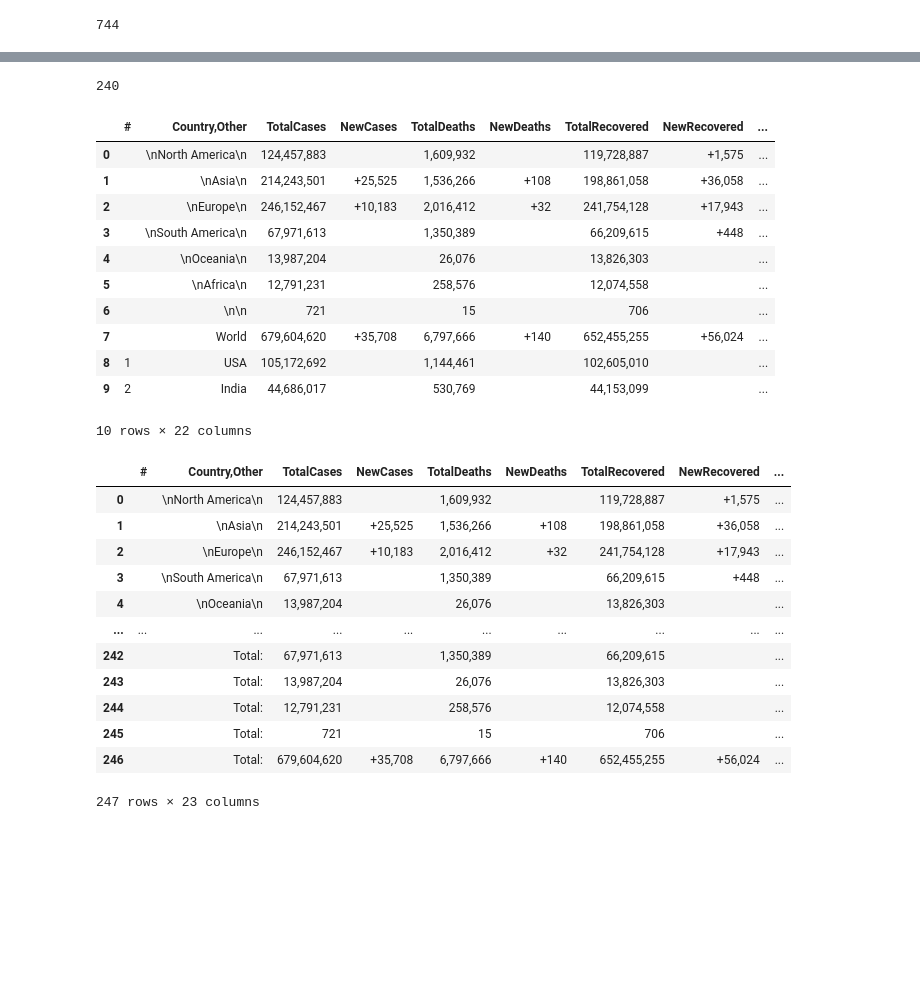
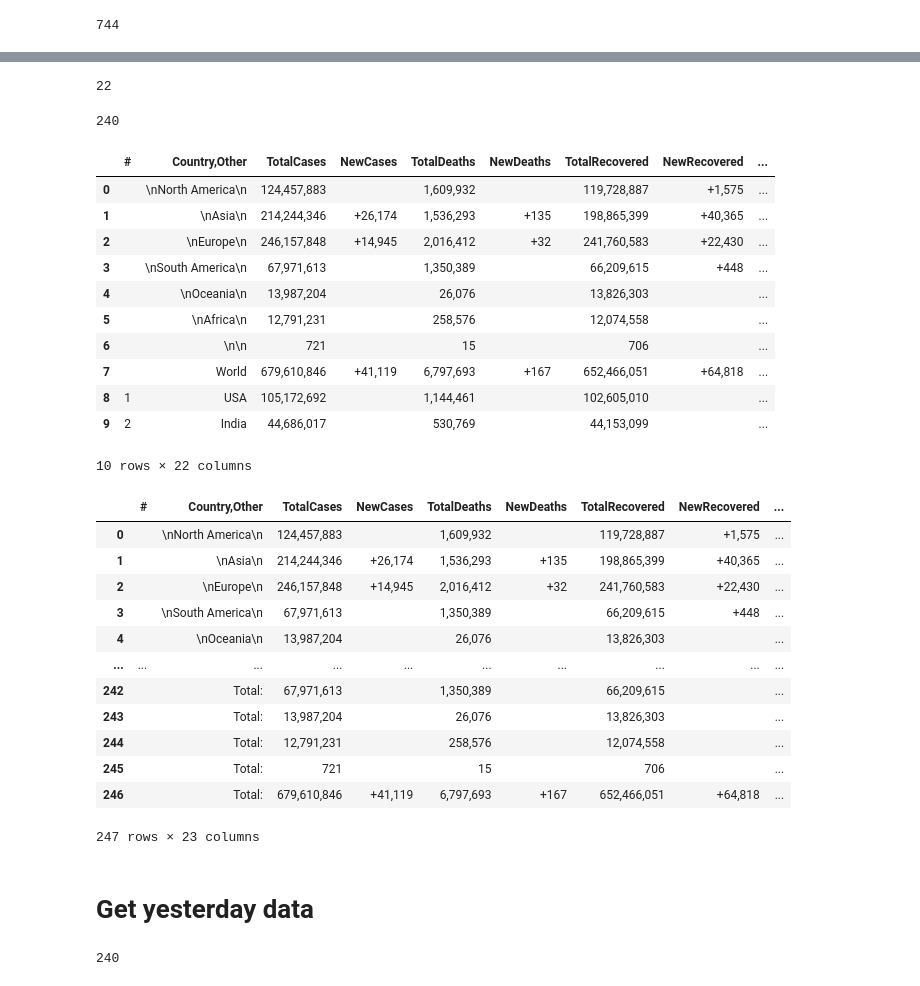
Before and after one commit to daongochoa2002/Lab1-Data-Visualization, a Jupyter notebook: Crawl.ipynb, the cells around one changed output, grey strips where cells are left out. Drawn from its saved outputs; the diff is of its cells as text; code cells hidden in the pictures; blank space fills up the shorter version.

```diff
--- a/Crawl.ipynb
+++ b/Crawl.ipynb
@@ -23,13 +25,17 @@ for i in range(len(data_0)):
 # %%
-data_1 = []
+now = []
 for i in range(1,248):
-    data_1.append(my_table[i].find_all('td'))
+    now.append(my_table[i].find_all('td'))
 # %%
 data_2 = {}
 for i in range(len(columns)):
     data_2[columns[i]] = []
-    for d in data_1:
+    for d in now:
         data_2[columns[i]].append(d[i].text)
+# %%
+len(my_table[249].find_all('td'))
+# %% [output]
+22
 # %%
 import pandas as pd
 # %%
@@ -42,24 +48,25 @@ df.head(10)
 # %% [output]
 |  | # | Country,Other | TotalCases | NewCases | TotalDeaths | NewDeaths | TotalRecovered | NewRecovered | ... |
 | 0 |  | \nNorth America\n | 124,457,883 |  | 1,609,932 |  | 119,728,887 | +1,575 | ... |
-| 1 |  | \nAsia\n | 214,243,501 | +25,525 | 1,536,266 | +108 | 198,861,058 | +36,058 | ... |
-| 2 |  | \nEurope\n | 246,152,467 | +10,183 | 2,016,412 | +32 | 241,754,128 | +17,943 | ... |
+| 1 |  | \nAsia\n | 214,244,346 | +26,174 | 1,536,293 | +135 | 198,865,399 | +40,365 | ... |
+| 2 |  | \nEurope\n | 246,157,848 | +14,945 | 2,016,412 | +32 | 241,760,583 | +22,430 | ... |
 | 3 |  | \nSouth America\n | 67,971,613 |  | 1,350,389 |  | 66,209,615 | +448 | ... |
 | 4 |  | \nOceania\n | 13,987,204 |  | 26,076 |  | 13,826,303 |  | ... |
 | 5 |  | \nAfrica\n | 12,791,231 |  | 258,576 |  | 12,074,558 |  | ... |
 | 6 |  | \n\n | 721 |  | 15 |  | 706 |  | ... |
-| 7 |  | World | 679,604,620 | +35,708 | 6,797,666 | +140 | 652,455,255 | +56,024 | ... |
+| 7 |  | World | 679,610,846 | +41,119 | 6,797,693 | +167 | 652,466,051 | +64,818 | ... |
 | 8 | 1 | USA | 105,172,692 |  | 1,144,461 |  | 102,605,010 |  | ... |
 | 9 | 2 | India | 44,686,017 |  | 530,769 |  | 44,153,099 |  | ... |
 10 rows × 22 columns
 # %%
-df['Date'] = datetime.datetime.now()
+time = datetime.datetime.now() #- datetime.timedelta(2)
+df['Date'] = time
 df
 # %% [output]
 |  | # | Country,Other | TotalCases | NewCases | TotalDeaths | NewDeaths | TotalRecovered | NewRecovered | ... |
 | 0 |  | \nNorth America\n | 124,457,883 |  | 1,609,932 |  | 119,728,887 | +1,575 | ... |
-| 1 |  | \nAsia\n | 214,243,501 | +25,525 | 1,536,266 | +108 | 198,861,058 | +36,058 | ... |
-| 2 |  | \nEurope\n | 246,152,467 | +10,183 | 2,016,412 | +32 | 241,754,128 | +17,943 | ... |
+| 1 |  | \nAsia\n | 214,244,346 | +26,174 | 1,536,293 | +135 | 198,865,399 | +40,365 | ... |
+| 2 |  | \nEurope\n | 246,157,848 | +14,945 | 2,016,412 | +32 | 241,760,583 | +22,430 | ... |
 | 3 |  | \nSouth America\n | 67,971,613 |  | 1,350,389 |  | 66,209,615 | +448 | ... |
 | 4 |  | \nOceania\n | 13,987,204 |  | 26,076 |  | 13,826,303 |  | ... |
 | ... | ... | ... | ... | ... | ... | ... | ... | ... | ... |
@@ -67,6 +74,6 @@ df
 | 243 |  | Total: | 13,987,204 |  | 26,076 |  | 13,826,303 |  | ... |
 | 244 |  | Total: | 12,791,231 |  | 258,576 |  | 12,074,558 |  | ... |
 | 245 |  | Total: | 721 |  | 15 |  | 706 |  | ... |
-| 246 |  | Total: | 679,604,620 | +35,708 | 6,797,666 | +140 | 652,455,255 | +56,024 | ... |
+| 246 |  | Total: | 679,610,846 | +41,119 | 6,797,693 | +167 | 652,466,051 | +64,818 | ... |
 247 rows × 23 columns
 # %%
@@ -73,0 +81,2 @@ df.to_csv('data-26-Feb.csv',index=False)
+# %% [markdown]
+# Get yesterday data
@@ -73,0 +93,5 @@ df.to_csv('data-26-Feb.csv',index=False)
+# %%
+df = pd.DataFrame.from_dict(data_2)
+len(df['Country,Other'].unique())
+# %% [output]
+240
```
Also changed, not shown: parts of 12 cells of this notebook, 4 other files.
